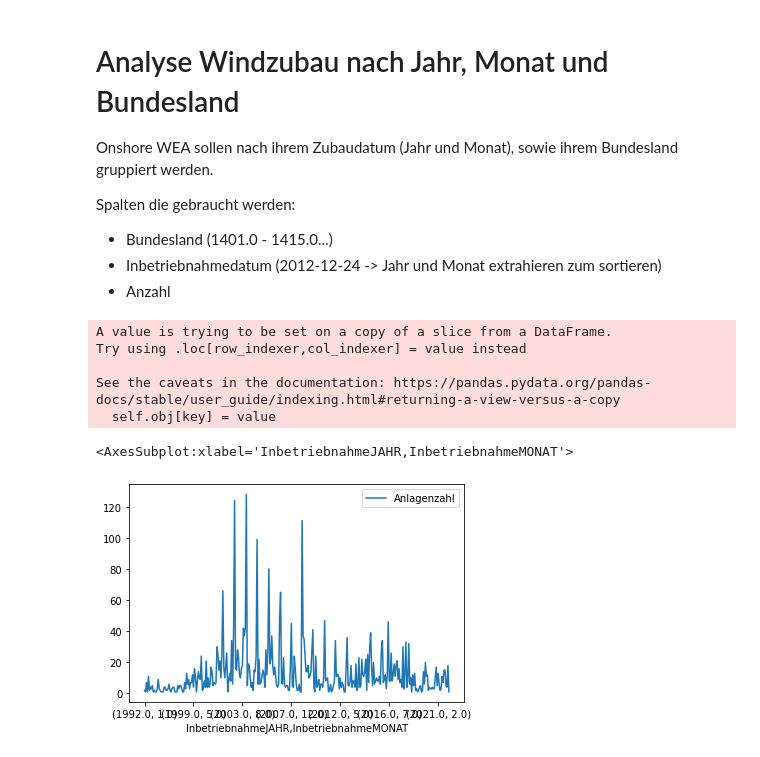
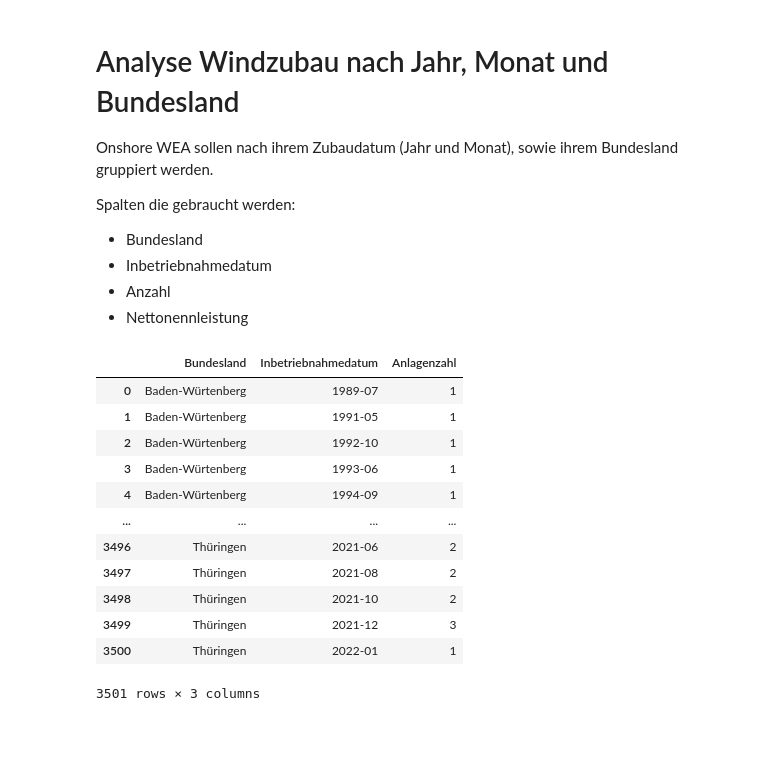
Before and after one commit to clwehner/Windatlas, a Jupyter notebook: windatlas/mastr/wind.ipynb, the cells around one changed output. Saved outputs shown, nothing was run; the diff lists cells and outputs as text; code cells hidden in the pictures.

```diff
--- a/windatlas/mastr/wind.ipynb
+++ b/windatlas/mastr/wind.ipynb
@@ -51,24 +62,15 @@ Onshore WEA sollen nach ihrem Zubaudatum (Jahr und Monat), sowie ihrem Bundeslan
 
 Spalten die gebraucht werden:
 
-- Bundesland (1401.0 - 1415.0...)
-- Inbetriebnahmedatum (2012-12-24 -> Jahr und Monat extrahieren zum sortieren)
+- Bundesland
+- Inbetriebnahmedatum
 - Anzahl
+- Nettonennleistung
 # %%
-#dfMastrWind.dropna(subset=["Seelage"])
 onshoreWind = dfMastrWind[dfMastrWind["Seelage"].isna()]
-onshoreWind.loc[:,"InbetriebnahmeJAHR"] = onshoreWind.loc[:,"Inbetriebnahmedatum"].dt.year
-onshoreWind.loc[:,"InbetriebnahmeMONAT"] = onshoreWind.loc[:,"Inbetriebnahmedatum"].dt.month
-onshoreWind = onshoreWind[["Bundesland","InbetriebnahmeJAHR","InbetriebnahmeMONAT", "Anlagenzahl"]]
-onshoreWindGrouped = onshoreWind.groupby(["Bundesland","InbetriebnahmeJAHR","InbetriebnahmeMONAT"]).sum()
+
+onshoreWind.loc[:,"Inbetriebnahmedatum"] = onshoreWind["Inbetriebnahmedatum"].dt.strftime('%Y-%m')
+
+onshoreWind = onshoreWind[["Bundesland","Inbetriebnahmedatum","Anlagenzahl", "Nettonennleistung"]]
+
+onshoreWindGrouped = onshoreWind.groupby(["Bundesland","Inbetriebnahmedatum"]).sum()
-# %% [output]
-A value is trying to be set on a copy of a slice from a DataFrame.
-Try using .loc[row_indexer,col_indexer] = value instead
-
-See the caveats in the documentation: https://pandas.pydata.org/pandas-docs/stable/user_guide/indexing.html#returning-a-view-versus-a-copy
-  self.obj[key] = value
-# %%
-onshoreWindGrouped.xs((1400), level=("Bundesland")).plot(kind="line")
-# %% [output]
-<AxesSubplot:xlabel='InbetriebnahmeJAHR,InbetriebnahmeMONAT'>
-[figure, removed]
@@ -74,0 +121,44 @@ onshoreWindGrouped.xs((1400), level=("Bundesland")).plot(kind="line")
+# %%
+onshoreWindGroupedPivot = onshoreWindGrouped.reset_index().pivot('Inbetriebnahmedatum','Bundesland','Anlagenzahl')
+#onshoreWindGroupedPivot#.plot(figsize=(20,7), alpha=.5)
+# create a new plot with a datetime axis type
+onshoreWindGroupedPivot.index = pandas.to_datetime(onshoreWindGroupedPivot.index)
+
+from bokeh.palettes import Category20b
+from bokeh.plotting import figure, show
+from bokeh.models import HoverTool, Legend, ColumnDataSource
+
+numlines=len(onshoreWindGroupedPivot.columns)
+mypalette=Category20b[numlines]
+
+fig = figure(
+    width=1100,
+    height=500,
+    x_axis_type="datetime",
+    toolbar_location="above",
+    tools="hover,save,pan,box_zoom,reset,wheel_zoom")
+#fig.multi_line(
+#    xs=[onshoreWindGroupedPivot.index.values]*numlines,
+#    ys=[onshoreWindGroupedPivot[name].values for name in onshoreWindGroupedPivot.columns],
+#    line_color=mypalette,)
+df = onshoreWindGrouped.reset_index()
+source = ColumnDataSource(df)
+
+fig.vline_stack()
+#legend = Legend(items=[(x, [x]) for x in onshoreWindGroupedPivot.columns])
+#fig.add_layout(legend,'right')
+#show(fig)
+# %% [output]
+|  | Bundesland | Inbetriebnahmedatum | Anlagenzahl |
+| 0 | Baden-Würtenberg | 1989-07 | 1 |
+| 1 | Baden-Würtenberg | 1991-05 | 1 |
+| 2 | Baden-Würtenberg | 1992-10 | 1 |
+| 3 | Baden-Würtenberg | 1993-06 | 1 |
+| 4 | Baden-Würtenberg | 1994-09 | 1 |
+| ... | ... | ... | ... |
+| 3496 | Thüringen | 2021-06 | 2 |
+| 3497 | Thüringen | 2021-08 | 2 |
+| 3498 | Thüringen | 2021-10 | 2 |
+| 3499 | Thüringen | 2021-12 | 3 |
+| 3500 | Thüringen | 2022-01 | 1 |
+3501 rows × 3 columns
```
Also changed, not shown: parts of 5 cells of this notebook, 4 other files.
